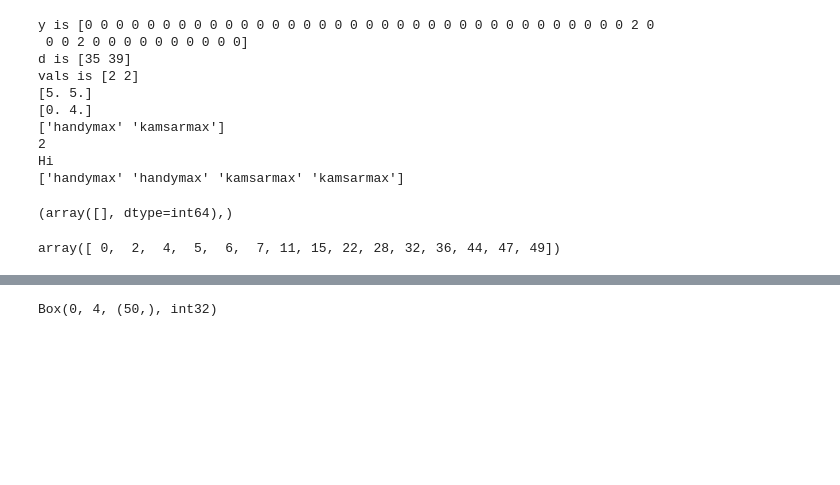
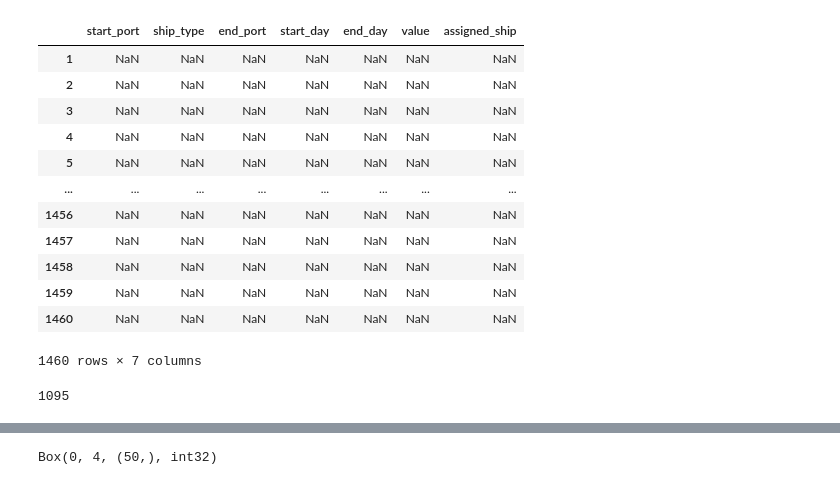
Before and after one commit to synthetica-ai/carbon-trading, a Jupyter notebook: code/main.ipynb, the cells around one changed output, grey strips where cells are left out. Saved outputs shown, nothing was run; the diff lists cells and outputs as text; code cells hidden in the pictures; blank space fills up the shorter version.

```diff
--- a/code/main.ipynb
+++ b/code/main.ipynb
@@ -101,48 +109,3 @@ def create_contr(seed=None):
         c = np.concatenate((x,z))
         np.random.shuffle(c)
         return c
-# %%
-y = create_contr(4)
-print(f"y is {y}")
-d = np.nonzero(y)[0]
-print(f"d is {d}")
-# if len(d) != 4:
-#     if len(d) == 1:
-#     (4)
-#     # check for 4 contracts in one port
-#     elif len(d) == 2:
-#     # check for 3 contracts in one port
-#     (3,1),(2,2)(1,3)
-#     # check for 2 contracts in one port
-#     (1,1,2), (1,2,1), (2,1,1)
-
-vals = y[d]
-print(f"vals is {vals}")
-fives = np.ones((len(d)))*5
-print(fives)
-x = np.mod(d,fives)
-print(x)
-conditions = [ x == 0 , x == 1, x == 2, x == 3, x == 4 ]
-choices = ['handymax','supramax','ultramax','panamax','kamsarmax']
-k = np.select(conditions,choices)
-print(k)
-print(len(k))
-port_with_2 = np.where(y==2)
-port_with_3 = np.where(y==3)
-port_with_4 = np.where(y==4)
-#if len(k) != 4: #check for double or triple contracts in a port
-if (len(k) == 2) and (2 in vals):
-    print("Hi")
-    k = np.array([k[0],k[0],k[1],k[1]])
-    print(k)
-# %% [output]
-y is [0 0 0 0 0 0 0 0 0 0 0 0 0 0 0 0 0 0 0 0 0 0 0 0 0 0 0 0 0 0 0 0 0 0 0 2 0
- 0 0 2 0 0 0 0 0 0 0 0 0 0]
-d is [35 39]
-vals is [2 2]
-[5. 5.]
-[0. 4.]
-['handymax' 'kamsarmax']
-2
-Hi
-['handymax' 'handymax' 'kamsarmax' 'kamsarmax']
@@ -154,11 +112,20 @@ check_4 = np.where(y==4)
-# %%
-print(check_1)
-# %% [output]
-(array([], dtype=int64),)
-# %%
-y = np.zeros(shape=(50,))
-y[[0,2,4,5,6,7,11,15,22,28,32,36,44,47,49]] = len([0,2,4,5,6,7,11,15,22,28,32,36,44,47,49]) * [1]
-d = np.nonzero(y)[0]
-d
-# %% [output]
-array([ 0,  2,  4,  5,  6,  7, 11, 15, 22, 28, 32, 36, 44, 47, 49])
+# %%
+# contracts_df = start_port, ship_type, end_port, start_day, end_day, value, assigned_ship
+# 4*365 = 1460 rows
+contracts_df = pd.DataFrame(columns=['start_port','ship_type','end_port','start_day','end_day','value','assigned_ship'],
+                            index = range(1,1461))
+contracts_df
+# %% [output]
+|  | start_port | ship_type | end_port | start_day | end_day | value | assigned_ship |
+| 1 | NaN | NaN | NaN | NaN | NaN | NaN | NaN |
+| 2 | NaN | NaN | NaN | NaN | NaN | NaN | NaN |
+| 3 | NaN | NaN | NaN | NaN | NaN | NaN | NaN |
+| 4 | NaN | NaN | NaN | NaN | NaN | NaN | NaN |
+| 5 | NaN | NaN | NaN | NaN | NaN | NaN | NaN |
+| ... | ... | ... | ... | ... | ... | ... | ... |
+| 1456 | NaN | NaN | NaN | NaN | NaN | NaN | NaN |
+| 1457 | NaN | NaN | NaN | NaN | NaN | NaN | NaN |
+| 1458 | NaN | NaN | NaN | NaN | NaN | NaN | NaN |
+| 1459 | NaN | NaN | NaN | NaN | NaN | NaN | NaN |
+| 1460 | NaN | NaN | NaN | NaN | NaN | NaN | NaN |
+1460 rows × 7 columns
@@ -164,0 +168,4 @@ array([ 0,  2,  4,  5,  6,  7, 11, 15, 22, 28, 32, 36, 44, 47, 49])
+# %%
+365*3
+# %% [output]
+1095
```
Also changed, not shown: parts of 20 cells of this notebook, 2 other files.
